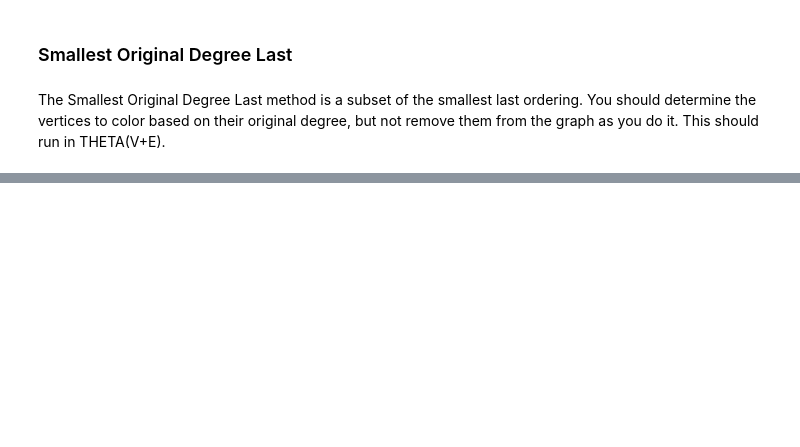
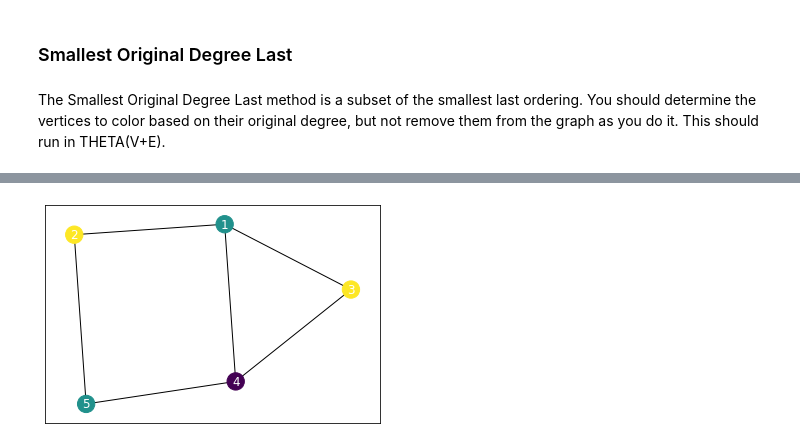
Before and after one commit to diogo-fae/Graph-Coloring-Analysis, a Jupyter notebook: file.ipynb, the cells around one changed output, grey strips where cells are left out. Saved outputs shown, nothing was run; the diff lists cells and outputs as text; code cells hidden in the pictures; blank space fills up the shorter version.

```diff
--- a/file.ipynb
+++ b/file.ipynb
@@ -894,22 +1032,72 @@ def get_v_by_degree(dgl):
                 order.append(v)
 
     return order
-# %%
-def small_orig(adj, dgl):
-    total_colors = 0
-
-    order = get_v_by_degree(dgl)
-
-    for v in order:
-        max_color = -1
-        # Find max color in edges of v
-        for vertex in adj[v.id-1]:
-            if adj[vertex.id-1][0].color > max_color:
-                max_color = adj[vertex.id-1][0].color
-
-        max_color += 1
-        if max_color > total_colors:
-            total_colors = max_color
-        adj[v.id-1][0].color = max_color
-
-    return total_colors+1
+# %%
+def small_orig(adj, dgl, path='results.txt', results=False):
+    '''
+    Colors the graph using the Smallest Original Degree Ordering algorithm.
+
+    Parameters
+    ----------
+    adj: list of lists (Vertex objects)
+        Adjacency list representing a graph
+    dgl: list of lists (Vertex objects and int (on first columns))
+        Degree list
+    path: str
+        Optional. Path to file to save results to.
+    results: bool
+        Optional. Whether to print results to console.
+
+    Returns
+    -------
+    total_colors: int
+        Number of colors used
+    '''
+
+    total_colors = 0
+
+    order = get_v_by_degree(dgl)
+    order = reversed(order)
+    avg_orig = 0
+
+    for v in order:
+        if results:
+            print('ID: ', v.id)
+            print('   Original Degree', adj[v.id-1][0].degree)
+        avg_orig += v.degree
+        max_color = -1
+        # Find max color in edges of v
+        for vertex in adj[v.id-1]:
+            if adj[vertex.id-1][0].color > max_color:
+                max_color = adj[vertex.id-1][0].color
+
+        max_color += 1
+        if max_color > total_colors:
+            total_colors = max_color
+        adj[v.id-1][0].color = max_color
+
+    if results:
+        print()
+        print('Average Original Degree: ', avg_orig / len(adj))
+        print('Total Colors: ', total_colors+1)
+
+    file = open(path, 'w')
+    for row in adj:
+        val = row[0].id, row[0].color
+        s = str(val[0]) + ',' + str(val[1]) + '\n'
+        file.write(s)
+    file.close()
+
+    return total_colors+1
+
+# * For each vertex the color, original degree. These should be printed in the order colored.
+# * Total number of colors used, the average original degree.
+# * Any other summary data you wish to include.
+# * An output file of the format where each line is VERTEX_NUMBER, COLOR_NUMBER.
+
+write_file(handOut)
+adj = read_file()
+d = get_degree_list(adj)
+small_orig(adj, d, results=True)
+print_graph_color(adj)
+# %% [output]
@@ -916 +1117,2 @@ def small_orig(adj, dgl):
+[figure, added]
 # %% [markdown]
```
Also changed, not shown: parts of 71 cells of this notebook.
